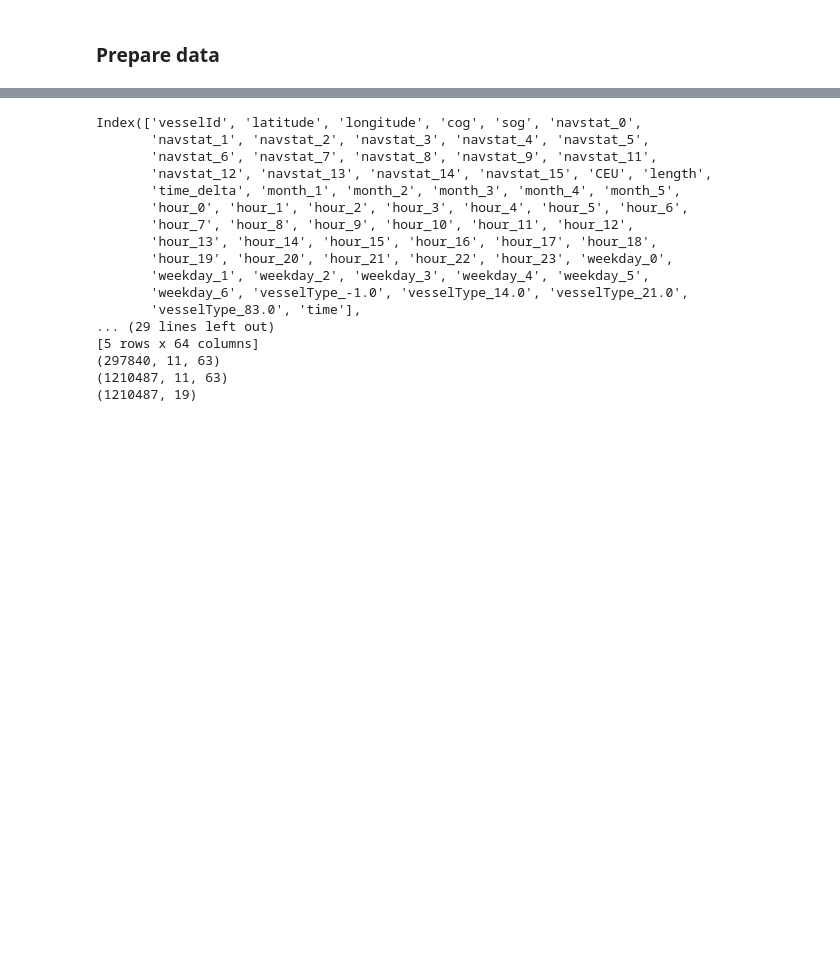
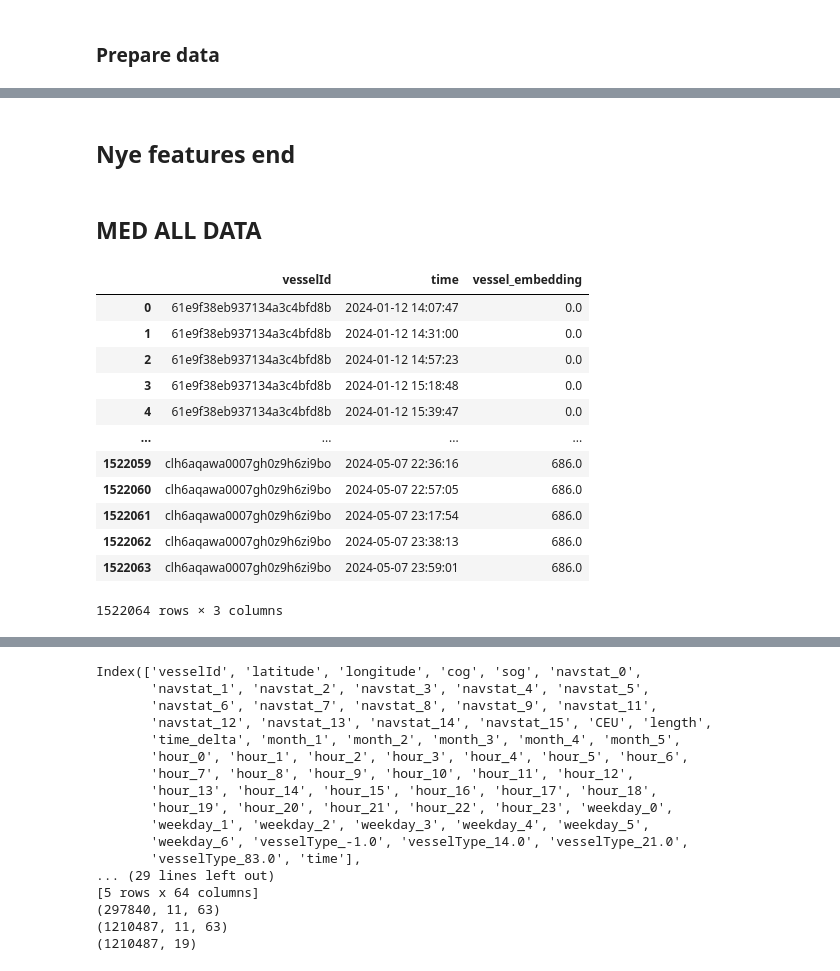
Before and after one commit to simennes/TDT4173_Project, a Jupyter notebook: src/data_cleaning.ipynb, the cells around one changed output, grey strips where cells are left out. Cells and saved outputs as stored; diff of their text form; code cells hidden in the pictures; blank space fills up the shorter version.

```diff
--- a/src/data_cleaning.ipynb
+++ b/src/data_cleaning.ipynb
@@ -534,8 +547,13 @@ def preprocess_data(ais_train, vessels):
     # Convert 'time' to datetime format
     ais_train['time'] = pd.to_datetime(ais_train['time'])
 
+    # remoce all vessels with less than 10 observations
+    ais_train = ais_train.groupby('vesselId').filter(lambda x: len(x) > 10)
+
     # Sort by vesselId and time to ensure correct order before calculating time delta
     ais_train = ais_train.sort_values(by=['vesselId', 'time'])
+
+    vesselId = ais_train['vesselId'].unique()
 
     # Calculate time_delta (time difference between consecutive measurements for the same vessel)
     ais_train['time_delta'] = ais_train.groupby('vesselId')['time'].diff().dt.total_seconds() / 60
@@ -544,6 +562,10 @@ def preprocess_data(ais_train, vessels):
     ais_train['month'] = ais_train['time'].dt.month
     ais_train['hour'] = ais_train['time'].dt.hour
     ais_train['weekday'] = ais_train['time'].dt.weekday
+
+    # make a dictionary with vesselId as key and a unique number as value
+    vesselId_dict = {vesselId[i]: i for i in range(len(vesselId))}
+    ais_train['vessel_embedding'] = ais_train['vesselId'].map(vesselId_dict)
 
     # Merge vessel data (on vesselId) to add CEU, length, vesselType
     ais_train = ais_train.merge(vessels[['vesselId', 'CEU', 'length', 'vesselType']], on='vesselId', how='left')
@@ -554,7 +576,7 @@ def preprocess_data(ais_train, vessels):
     # Handle missing values after merging, if necessary
     ais_train.fillna(0, inplace=True)
 
-    return ais_train
+    return ais_train, vesselId_dict
 
 
 
@@ -857,0 +1005,42 @@ def create_sequences_and_split_by_time_debug(data_train, data_val, seq_length, v
+# %% [markdown]
+## Nye features end
+# %% [markdown]
+## MED ALL DATA
+# %%
+# Load data
+
+ais_train = pd.read_csv('../data/ais_train.csv', sep='|')  # Adjust file path
+vessels = pd.read_csv('../data/vessels.csv', sep='|')  # Adjust file path
+
+# Preprocess and engineer features
+ais_train, vesselId_dict = preprocess_data(ais_train, vessels)
+
+# save vesselId_dict
+with open('../data/xgb/vesselId_dict.pkl', 'wb') as f:
+    pickle.dump(vesselId_dict, f)
+# %%
+# Prepare features and labels for LSTM
+features = ['vesselId', 'latitude', 'longitude', 'cog', 'sog', 'navstat', 'time_delta', 'month', 'hour', 'weekday', 'CEU', 'length', 'vesselType', 'vessel_embedding', 'time']
+continuous_features_hidden = ['latitude', 'longitude', 'cog', 'sog']
+continuous_features_open = ['time_delta', 'CEU', 'length', 'vessel_embedding']
+categorical_features = ['month', 'hour', 'weekday', 'vesselType']  # Keep these as is for now
+seq_length = 10
+ais_train = ais_train[features]  # Filter to selected features
+# %%
+data_concat = sort_features(ais_train, continuous_features_hidden, continuous_features_open, categorical_features)
+# %%
+data_concat[['vesselId', 'time', 'vessel_embedding']]
+# %% [output]
+|  | vesselId | time | vessel_embedding |
+| 0 | 61e9f38eb937134a3c4bfd8b | 2024-01-12 14:07:47 | 0.0 |
+| 1 | 61e9f38eb937134a3c4bfd8b | 2024-01-12 14:31:00 | 0.0 |
+| 2 | 61e9f38eb937134a3c4bfd8b | 2024-01-12 14:57:23 | 0.0 |
+| 3 | 61e9f38eb937134a3c4bfd8b | 2024-01-12 15:18:48 | 0.0 |
+| 4 | 61e9f38eb937134a3c4bfd8b | 2024-01-12 15:39:47 | 0.0 |
+| ... | ... | ... | ... |
+| 1522059 | clh6aqawa0007gh0z9h6zi9bo | 2024-05-07 22:36:16 | 686.0 |
+| 1522060 | clh6aqawa0007gh0z9h6zi9bo | 2024-05-07 22:57:05 | 686.0 |
+| 1522061 | clh6aqawa0007gh0z9h6zi9bo | 2024-05-07 23:17:54 | 686.0 |
+| 1522062 | clh6aqawa0007gh0z9h6zi9bo | 2024-05-07 23:38:13 | 686.0 |
+| 1522063 | clh6aqawa0007gh0z9h6zi9bo | 2024-05-07 23:59:01 | 686.0 |
+1522064 rows × 3 columns
```
Also changed, not shown: parts of 32 cells of this notebook, 9 other files.
